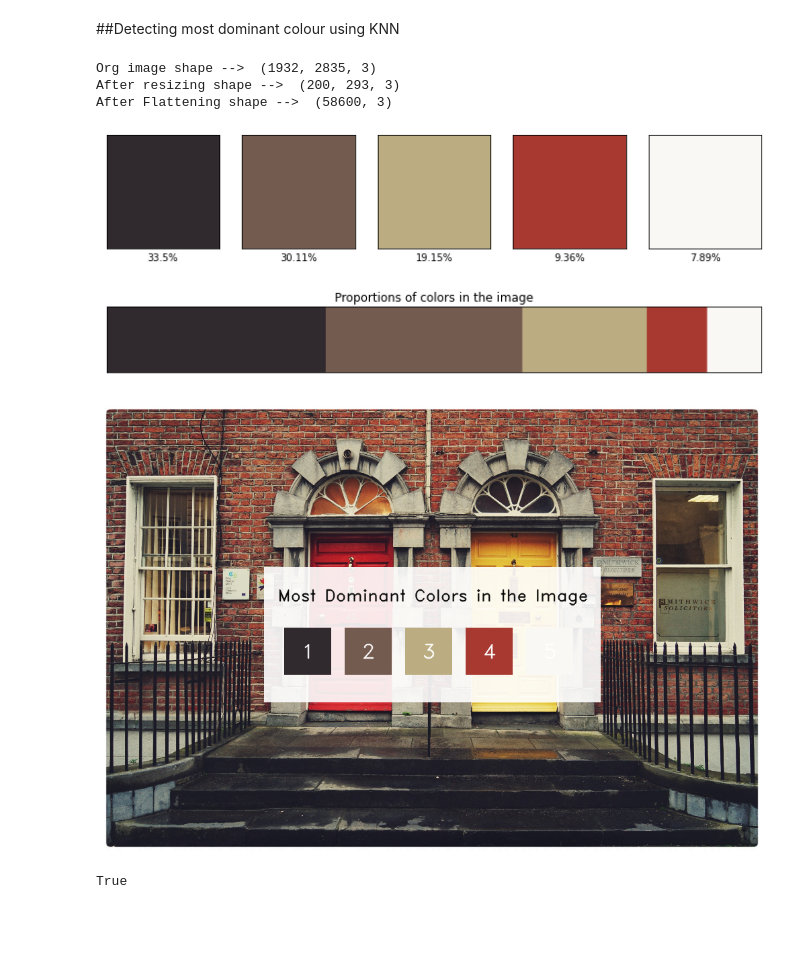
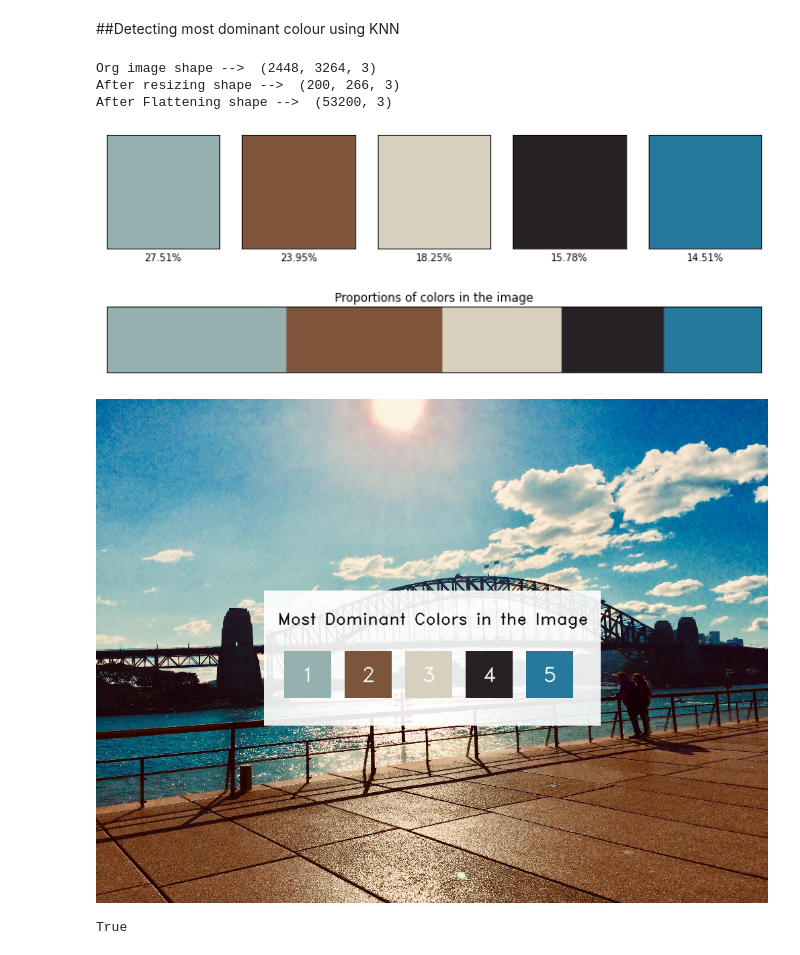
Before and after one commit to ChintzRuparel/Colour-Quantity-Detector, a Jupyter notebook: Most_Dominant_Color.ipynb, the cells around one changed output. Saved outputs shown, nothing was run; the diff lists cells and outputs as text; code cells hidden in the pictures; blank space fills up the shorter version.

```diff
--- a/Most_Dominant_Color.ipynb
+++ b/Most_Dominant_Color.ipynb
@@ -12,16 +12,13 @@ import imutils
 
 clusters = 5 # try changing it
 
-img = cv2.imread('2.png')
+img = cv2.imread('86BFF403-E21A-4D91-9CF5-67AF7F5A3D91_1_201_a.jpeg')
 org_img = img.copy()
 print('Org image shape --> ',img.shape)
 
-# rows = 200
-# cols = int((img.shape[0]/img.shape[1])*rows)
 
 img = imutils.resize(img,height=200)
 
-# img = cv2.resize(img,dsize=(rows,cols),interpolation=cv2.INTER_LINEAR)
 print('After resizing shape --> ',img.shape)
 
 
@@ -45,7 +42,7 @@ block = np.ones((50,50,3),dtype='uint')
 plt.figure(figsize=(12,8))
 for i in range(clusters):
     plt.subplot(1,clusters,i+1)
-    block[:] = p_and_c[i][1][::-1] # we have done this to convert bgr(opencv) to rgb(matplotlib)
+    block[:] = p_and_c[i][1][::-1]
     plt.imshow(block)
     plt.xticks([])
     plt.yticks([])
@@ -69,37 +66,37 @@ for p,c in p_and_c:
 plt.imshow(bar)
 plt.xticks([])
 plt.yticks([])
 
 
 rows = 1000
 cols = int((org_img.shape[0]/org_img.shape[1])*rows)
 img = cv2.resize(org_img,dsize=(rows,cols),interpolation=cv2.INTER_LINEAR)
 
 copy = img.copy()
 cv2.rectangle(copy,(rows//2-250,cols//2-90),(rows//2+250,cols//2+110),(255,255,255),-1)
 
 final = cv2.addWeighted(img,0.1,copy,0.9,0)
 cv2.putText(final,'Most Dominant Colors in the Image',(rows//2-230,cols//2-40),cv2.FONT_HERSHEY_DUPLEX,0.8,(0,0,0),1,cv2.LINE_AA)
 
 
 start = rows//2-220
 for i in range(5):
     end = start+70
     final[cols//2:cols//2+70,start:end] = p_and_c[i][1]
     cv2.putText(final,str(i+1),(start+25,cols//2+45),cv2.FONT_HERSHEY_DUPLEX,1,(255,255,255),1,cv2.LINE_AA)
     start = end+20
 
 plt.show()
 
 cv2_imshow(final)
 cv2.waitKey(0)
 cv2.destroyAllWindows()
 cv2.imwrite('output.png',final)
 # %% [output]
-Org image shape -->  (1932, 2835, 3)
-After resizing shape -->  (200, 293, 3)
-After Flattening shape -->  (58600, 3)
+Org image shape -->  (2448, 3264, 3)
+After resizing shape -->  (200, 266, 3)
+After Flattening shape -->  (53200, 3)
-[figure, old version]
+[figure, new version]
-[figure, old version]
+[figure, new version]
-[figure, old version]
+[figure, new version]
 True
```
